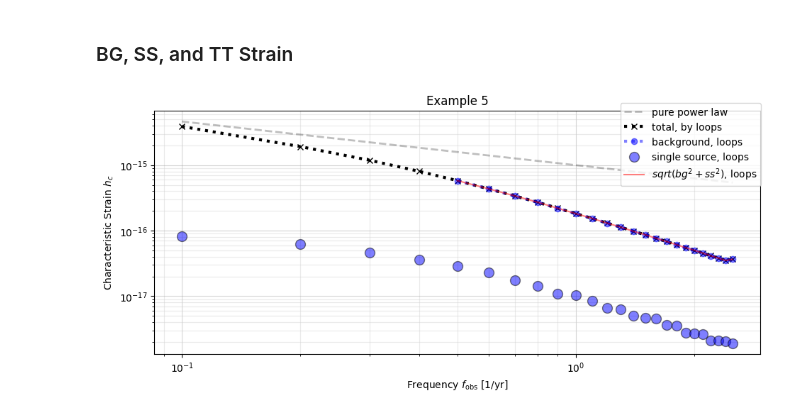
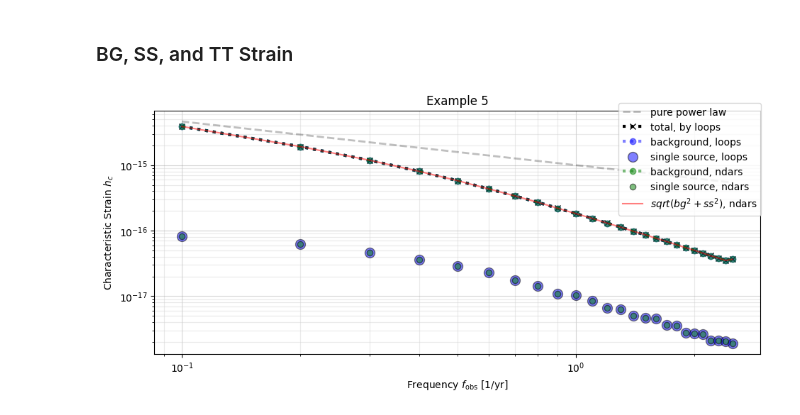
Before and after one commit to nanograv/holodeck, a Jupyter notebook: ecg-notebooks/single_sources/ss-dev/ss_ndars_dev.ipynb, the cells around one changed output. Saved outputs shown, nothing was run; the diff lists cells and outputs as text; code cells hidden in the pictures.

```diff
--- a/ecg-notebooks/single_sources/ss-dev/ss_ndars_dev.ipynb
+++ b/ecg-notebooks/single_sources/ss-dev/ss_ndars_dev.ipynb
@@ -60,12 +60,17 @@ def example(dur, cad, mtot, mrat, redz, print_test):
     3) Get SAM edges and numbers as in sam.gwb()
 
     Parameters
-    ----------
-    dur :
-    cad :
-    mtot :
-    mrat :
-    redz :
+    ----------oiuyuiuytd
+    dur : scalar
+        Duration of observation in secnods (multiply by YR)
+    cad : scalar
+        Cadence of observations in seconds (multiply by YR)
+    mtot : (3,) list of scalars
+        Min, max, and steps for total mass.
+    mrat : (3,) list of scalars
+        Min, max, and steps for mass ratio.
+    redz : (3,) list of scalars
+        Min, max, and steps for redshift.
     print_test :
 
     Returns
@@ -2359,42 +2424,42 @@ fig, ax = plot.figax(xlabel='Frequency $f_\mathrm{obs}$ [1/yr]',
 ax.set_title(exname)
 xx = fobs * YR
 
 # plot a reference, pure power-law  strain spectrum:   h_c(f) = 1e-15 * (f * yr) ^ -2/3
 yy = 1e-15 * np.power(xx, -2.0/3.0)
 ax.plot(xx, yy, 'k--', alpha=0.25, lw=2.0, label = 'pure power law')
 
 # total char strain (no sources subtracted)
 ax.plot(xx, hc_tt, color='black', marker = 'x', lw=3,
         ls = 'dotted', alpha=1, label='total, by loops')
 
 
 # by loops:
 # gwb
 ax.plot(xx, hc_bg_loop, color='b', marker = 'o', lw=3,
         ls = 'dotted', alpha=.5, label='background, loops')
 # loudest source per bin
 ax.scatter(xx, hc_ss_loop, color='b', marker = 'o', s=100,
            edgecolor='k', alpha=.5, label='single source, loops')
 
-# # by ndars:
-# # gwb
-# ax.plot(xx, hc_bg_ndar, color='g', marker = 'o', lw=3,
-#         ls = 'dotted', alpha=.5, label='background, ndars')
-# # loudest source per bin
-# ax.scatter(xx, hc_ss_ndar, color='g', marker = 'o',
-#            edgecolor='k', alpha=.5, label='single source, ndars')
+# by ndars:
+# gwb
+ax.plot(xx, hc_bg_ndar, color='g', marker = 'o', lw=3,
+        ls = 'dotted', alpha=.5, label='background, ndars')
+# loudest source per bin
+ax.scatter(xx, hc_ss_ndar, color='g', marker = 'o',
+           edgecolor='k', alpha=.5, label='single source, ndars')
 
 
-# ax.plot(xx, np.sqrt(hc_bg_ndar**2+hc_ss_ndar**2), color='r',
-#         label=r'$sqrt (bg^2 + ss^2)$, ndars', alpha=.5)
-ax.plot(xx, np.sqrt(hc_bg_loop**2+hc_ss_loop**2), color='r',
-        label=r'$sqrt (bg^2 + ss^2)$, loops', alpha=.5)
+ax.plot(xx, np.sqrt(hc_bg_ndar**2+hc_ss_ndar**2), color='r',
+        label=r'$sqrt (bg^2 + ss^2)$, ndars', alpha=.5)
+# ax.plot(xx, np.sqrt(hc_bg_loop**2+hc_ss_loop**2), color='r',
+#         label=r'$sqrt (bg^2 + ss^2)$, loops', alpha=.5)
 
 legend_gwb = ax.legend(bbox_to_anchor=(.95,.95),
                        bbox_transform=fig.transFigure, loc='upper right')
 
 
 # ax.set_ylim(1e-16, 3e-15)
 fig.tight_layout()
 # %% [output]
-[figure, old version]
+[figure, new version]
```
Also changed, not shown: parts of 60 cells of this notebook.
